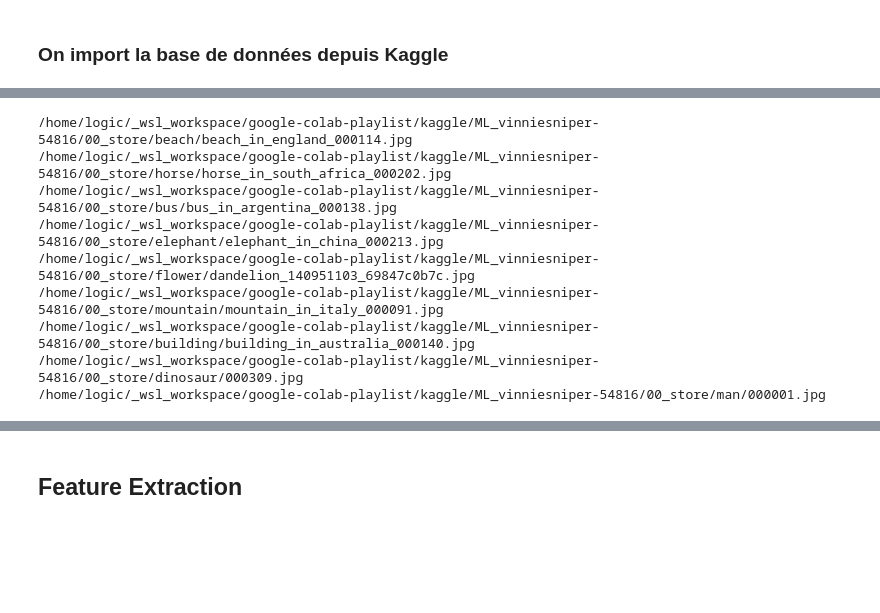
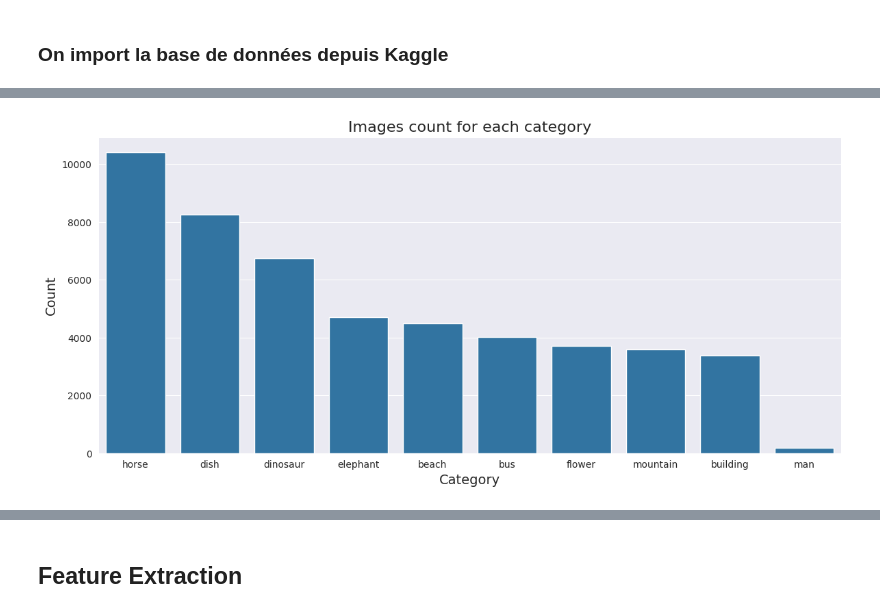
Before and after one commit to louiscklaw/colab-playlist, a Jupyter notebook: kaggle/ML_vinniesniper-54816/Folower_detection_with_FT_VGG16.ipynb, the cells around one changed output, grey strips where cells are left out. Saved outputs shown, nothing was run; the diff lists cells and outputs as text; code cells hidden in the pictures; blank space fills up the shorter version.

Commit message:
update ML_vinniesniper-54816,

```diff
--- a/kaggle/ML_vinniesniper-54816/Folower_detection_with_FT_VGG16.ipynb
+++ b/kaggle/ML_vinniesniper-54816/Folower_detection_with_FT_VGG16.ipynb
@@ -205,27 +228,26 @@ for type in flower_types:
 # %%
-for category in fl_count.index:
-    samples = flowers['image'][flowers['category'] == category].values
+for category in ds_image_count.index:
+    samples = ds_images['image'][ds_images['category'] == category].values
     #perm = np.random.permutation(samples)
     # Copy first 100 samples to the validation directory and rest to the train directory
 
-    print(samples[1])
-
     for i in range(100):
         name = samples[i].split('/')[-1]
-        shutil.copyfile(samples[i],DATA_VALID_DIR+'/' + str(category) + '/'+ name)
+        shutil.move(samples[i],DATA_VALID_DIR+'/' + str(category) + '/'+ name)
 
     for i in range(100,len(samples)):
         name = samples[i].split('/')[-1]
-        shutil.copyfile(samples[i],DATA_TRAIN_DIR+'/' + str(category) + '/' + name)
+        shutil.move(samples[i],DATA_TRAIN_DIR+'/' + str(category) + '/' + name)
-# %% [output]
-/home/logic/_wsl_workspace/google-colab-playlist/kaggle/ML_vinniesniper-54816/00_store/beach/beach_in_england_000114.jpg
-/home/logic/_wsl_workspace/google-colab-playlist/kaggle/ML_vinniesniper-54816/00_store/horse/horse_in_south_africa_000202.jpg
-/home/logic/_wsl_workspace/google-colab-playlist/kaggle/ML_vinniesniper-54816/00_store/bus/bus_in_argentina_000138.jpg
-/home/logic/_wsl_workspace/google-colab-playlist/kaggle/ML_vinniesniper-54816/00_store/elephant/elephant_in_china_000213.jpg
-/home/logic/_wsl_workspace/google-colab-playlist/kaggle/ML_vinniesniper-54816/00_store/flower/dandelion_140951103_69847c0b7c.jpg
-/home/logic/_wsl_workspace/google-colab-playlist/kaggle/ML_vinniesniper-54816/00_store/mountain/mountain_in_italy_000091.jpg
-/home/logic/_wsl_workspace/google-colab-playlist/kaggle/ML_vinniesniper-54816/00_store/building/building_in_australia_000140.jpg
-/home/logic/_wsl_workspace/google-colab-playlist/kaggle/ML_vinniesniper-54816/00_store/dinosaur/000309.jpg
-/home/logic/_wsl_workspace/google-colab-playlist/kaggle/ML_vinniesniper-54816/00_store/man/000001.jpg
+# %%
+# Let's do some visualization and see how many samples we have for each category
+
+f, axe = plt.subplots(1,1,figsize=(14,6))
+sns.barplot(x = ds_image_count.index, y = ds_image_count.values, ax = axe)
+axe.set_title("Images count for each category", fontsize=16)
+axe.set_xlabel('Category', fontsize=14)
+axe.set_ylabel('Count', fontsize=14)
+plt.show()
+# %% [output]
+[figure, added]
 # %%
 from tensorflow.keras.applications import VGG16
```
Also changed, not shown: parts of 32 cells of this notebook, 1 other file.
